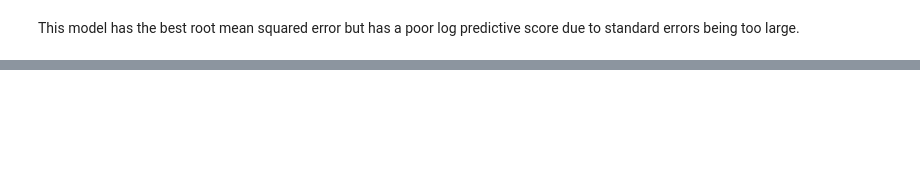
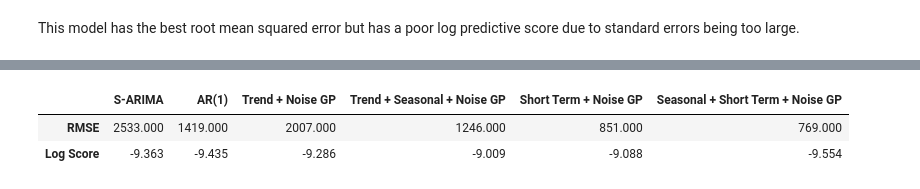
Before and after one commit to charlieollerenshaw/st451-project, a Jupyter notebook: tradebalanceregression.ipynb, the cells around one changed output, grey strips where cells are left out. Saved outputs shown, nothing was run; the diff lists cells and outputs as text; code cells hidden in the pictures; blank space fills up the shorter version.

```diff
--- a/tradebalanceregression.ipynb
+++ b/tradebalanceregression.ipynb
@@ -653,3 +663,19 @@ This model has the best root mean squared error but has a poor log predictive sc
 # %%
-# Column names (models)
-col = ['S-ARIMA','AR(1)','Trend + Noise GP','T', 'Naive Bayes', 'GP', 'SVM', 'Mean', 'Threshold']
+results = {
+    'S-ARIMA': {'RMSE': 2533, 'Log Score': -9.363},
+    'AR(1)': {'RMSE': 1419, 'Log Score': -9.435},
+    'Trend + Noise GP': {'RMSE': 2007, 'Log Score': -9.286},
+    'Trend + Seasonal + Noise GP': {'RMSE': 1246, 'Log Score': -9.009},
+    'Short Term + Noise GP': {'RMSE': 851, 'Log Score': -9.088},
+    'Seasonal + Short Term + Noise GP': {'RMSE': 769, 'Log Score': -9.554},
+}
+
+# Create DataFrame
+df = pd.DataFrame(results)
+
+# Display table
+df
+# %% [output]
+|  | S-ARIMA | AR(1) | Trend + Noise GP | Trend + Seasonal + Noise GP | Short Term + Noise GP | Seasonal + Short Term + Noise GP |
+| RMSE | 2533.000 | 1419.000 | 2007.000 | 1246.000 | 851.000 | 769.000 |
+| Log Score | -9.363 | -9.435 | -9.286 | -9.009 | -9.088 | -9.554 |
```
Also changed, not shown: parts of 4 cells of this notebook.
